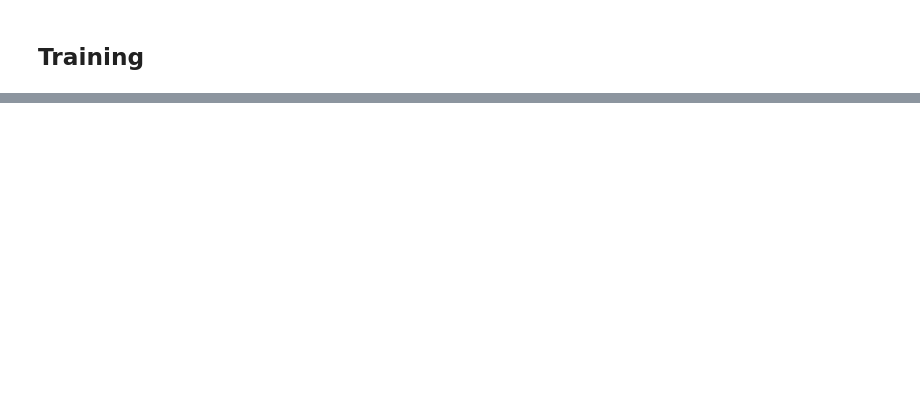
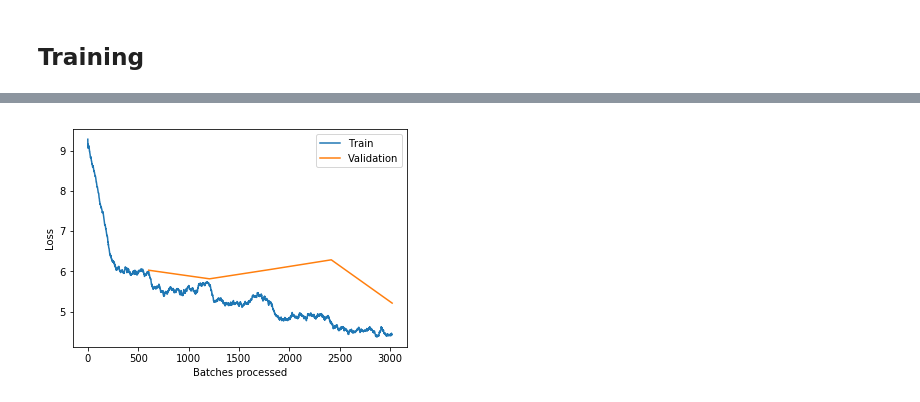
Before and after one commit to jachen36/humpback_kaggle, a Jupyter notebook: first_attempt-Copy1.ipynb, the cells around one changed output, grey strips where cells are left out. Cells and saved outputs as stored; diff of their text form; code cells hidden in the pictures; blank space fills up the shorter version.

```diff
--- a/first_attempt-Copy1.ipynb
+++ b/first_attempt-Copy1.ipynb
@@ -196,0 +217,4 @@ LR Finder is complete, type {learner_name}.recorder.plot() to see the graph.
+# %%
+learn.recorder.plot_losses()
+# %% [output]
+[figure, added]
```
Also changed, not shown: parts of 29 cells of this notebook.
